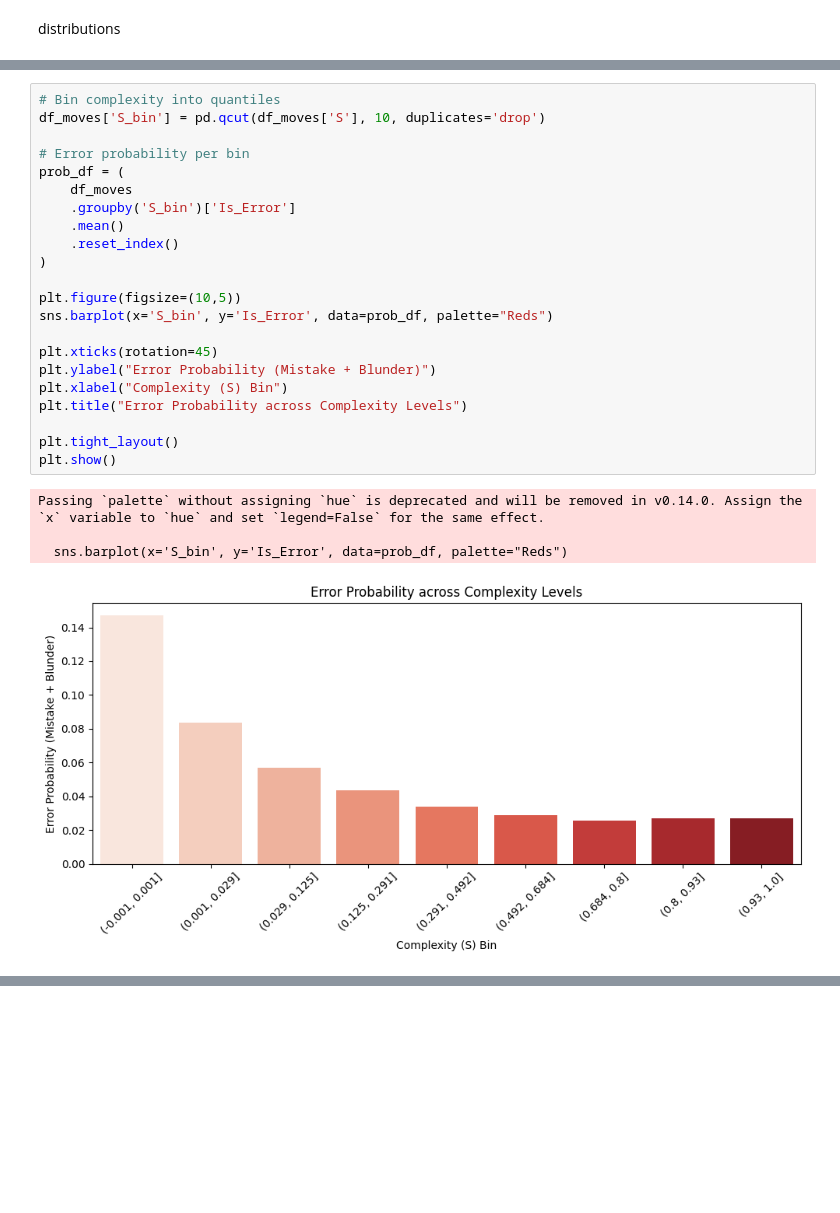
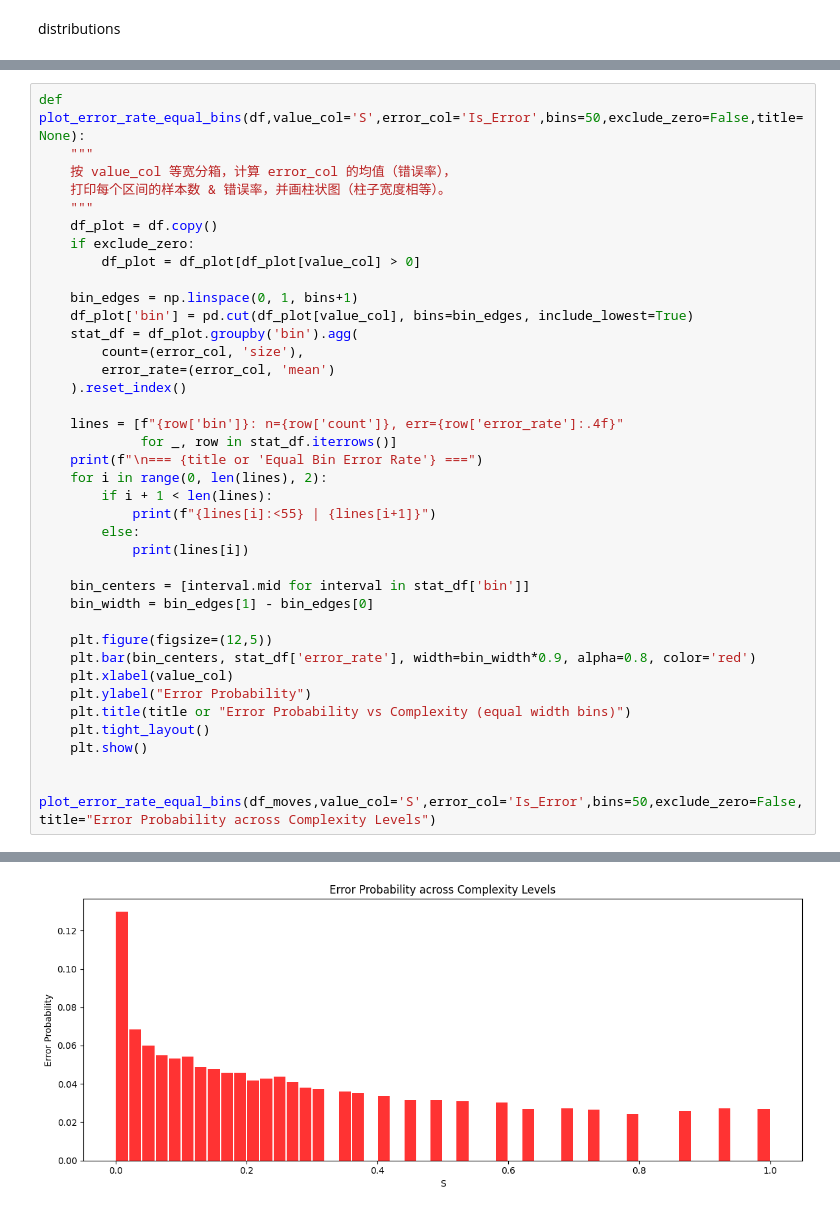
Before and after one commit to zZimablueee/Chess, a Jupyter notebook: complexity/analysis.ipynb, the cells around one changed output, grey strips where cells are left out. Cells and saved outputs as stored; diff of their text form; blank space fills up the shorter version.

```diff
--- a/complexity/analysis.ipynb
+++ b/complexity/analysis.ipynb
@@ -166,27 +212,40 @@ plt.show()
-# %%
-# Bin complexity into quantiles
-df_moves['S_bin'] = pd.qcut(df_moves['S'], 10, duplicates='drop')
-
-# Error probability per bin
-prob_df = (
-    df_moves
-    .groupby('S_bin')['Is_Error']
-    .mean()
-    .reset_index()
-)
-
-plt.figure(figsize=(10,5))
-sns.barplot(x='S_bin', y='Is_Error', data=prob_df, palette="Reds")
-
-plt.xticks(rotation=45)
-plt.ylabel("Error Probability (Mistake + Blunder)")
-plt.xlabel("Complexity (S) Bin")
-plt.title("Error Probability across Complexity Levels")
-
-plt.tight_layout()
-plt.show()
-# %% [output]
-Passing `palette` without assigning `hue` is deprecated and will be removed in v0.14.0. Assign the `x` variable to `hue` and set `legend=False` for the same effect.
-
-  sns.barplot(x='S_bin', y='Is_Error', data=prob_df, palette="Reds")
-[figure, removed]
+# %%
+def plot_error_rate_equal_bins(df,value_col='S',error_col='Is_Error',bins=50,exclude_zero=False,title=None):
+    """
+    按 value_col 等宽分箱，计算 error_col 的均值（错误率），
+    打印每个区间的样本数 & 错误率，并画柱状图（柱子宽度相等）。
+    """
+    df_plot = df.copy()
+    if exclude_zero:
+        df_plot = df_plot[df_plot[value_col] > 0]
+
+    bin_edges = np.linspace(0, 1, bins+1)
+    df_plot['bin'] = pd.cut(df_plot[value_col], bins=bin_edges, include_lowest=True)
+    stat_df = df_plot.groupby('bin').agg(
+        count=(error_col, 'size'),
+        error_rate=(error_col, 'mean')
+    ).reset_index()
+
+    lines = [f"{row['bin']}: n={row['count']}, err={row['error_rate']:.4f}"
+             for _, row in stat_df.iterrows()]
+    print(f"\n=== {title or 'Equal Bin Error Rate'} ===")
+    for i in range(0, len(lines), 2):
+        if i + 1 < len(lines):
+            print(f"{lines[i]:<55} | {lines[i+1]}")
+        else:
+            print(lines[i])
+
+    bin_centers = [interval.mid for interval in stat_df['bin']]
+    bin_width = bin_edges[1] - bin_edges[0]
+
+    plt.figure(figsize=(12,5))
+    plt.bar(bin_centers, stat_df['error_rate'], width=bin_width*0.9, alpha=0.8, color='red')
+    plt.xlabel(value_col)
+    plt.ylabel("Error Probability")
+    plt.title(title or "Error Probability vs Complexity (equal width bins)")
+    plt.tight_layout()
+    plt.show()
+
+
+plot_error_rate_equal_bins(df_moves,value_col='S',error_col='Is_Error',bins=50,exclude_zero=False,title="Error Probability across Complexity Levels")
+# %% [output]
@@ -192,0 +269 @@ Passing `palette` without assigning `hue` is deprecated and will be removed in v
+[figure, added]
```
Also changed, not shown: parts of 18 cells of this notebook, 3 other files.
